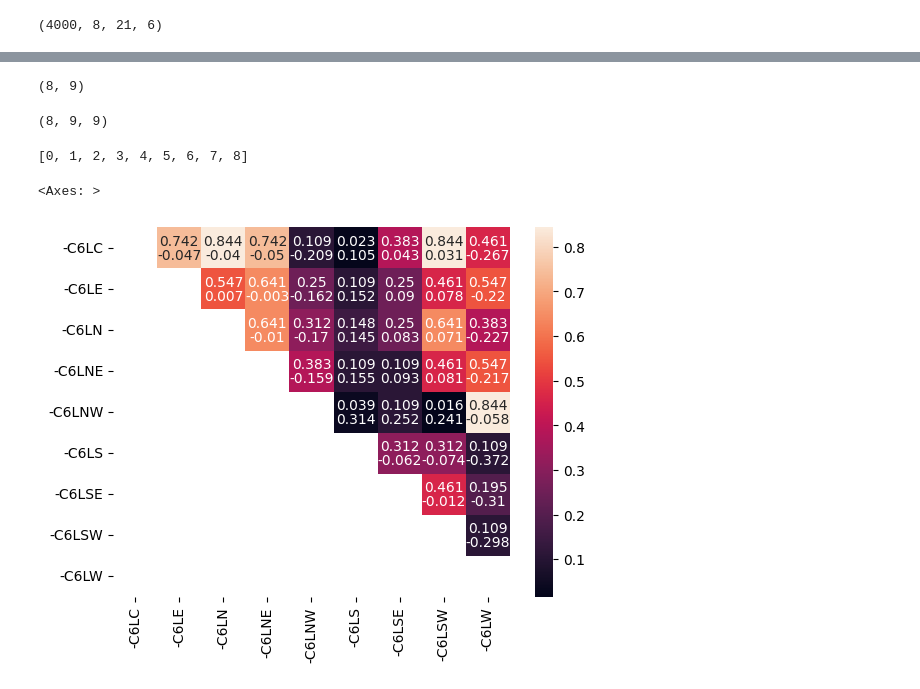
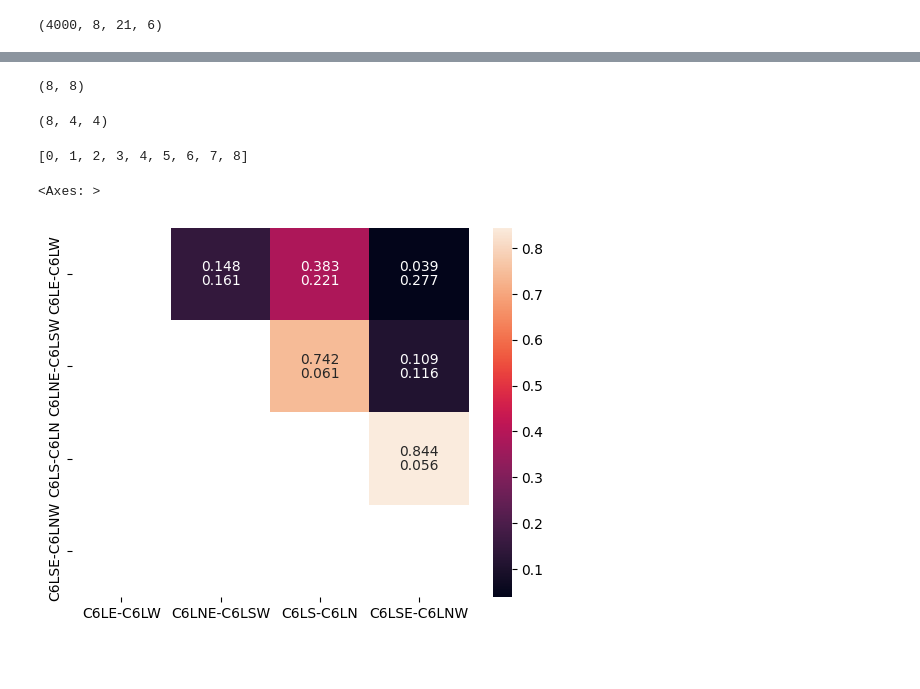
Before and after one commit to hbmep/rat-mapping, a Jupyter notebook: notebooks/L_CIRC/nov_selectivity.ipynb, the cells around one changed output, grey strips where cells are left out. Cells and saved outputs as stored; diff of their text form; code cells hidden in the pictures; blank space fills up the shorter version.

```diff
--- a/notebooks/L_CIRC/nov_selectivity.ipynb
+++ b/notebooks/L_CIRC/nov_selectivity.ipynb
@@ -176,7 +171,7 @@ def get_normalized_input_output(subset):
 
     return norm_x, norm_y
 # %%
-x, y = get_normalized_input_output(vertices)
+x, y = get_normalized_input_output(radii)
 # %%
 y.shape
 # %% [output]
@@ -202,4 +197,4 @@ auc.shape
 auc = auc.mean(axis=(1))
 auc.shape
 # %% [output]
-(8, 9)
+(8, 8)
@@ -208,29 +208,29 @@ mat = auc[:, :, None] - auc[:, None, :]
 # %%
 mat.shape
 # %% [output]
-(8, 9, 9)
+(8, 4, 4)
 # %%
 vertices
 # %% [output]
 [0, 1, 2, 3, 4, 5, 6, 7, 8]
 # %%
 pvalues = []
-for i in range(len(vertices)):
-    for i2 in range(len(vertices)):
+for i in range(len(diameters)):
+    for i2 in range(len(diameters)):
         if i==i2:
             pvalues.append(1)
             continue
         temp_p = stats.wilcoxon(mat[:,i,i2], axis=0).pvalue
         pvalues.append(temp_p)
 
 pvalues = np.array(pvalues)
-pvalues = pvalues.reshape(len(vertices), len(vertices))
+pvalues = pvalues.reshape(len(diameters), len(diameters))
 
-labels = encoder_dict["compound_position"].inverse_transform(vertices)
+labels = encoder_dict["compound_position"].inverse_transform(diameters)
 mask = np.tril(np.ones_like(pvalues), k=0).astype(bool)
 sns.heatmap(pvalues, xticklabels=labels, yticklabels=labels, mask = mask, annot=False)
 sns.heatmap(pvalues, xticklabels=labels, yticklabels=labels, mask = mask,annot=np.round(mat.mean(axis=0).data, 3), annot_kws={'va':'top'}, fmt="", cbar=False)
 sns.heatmap(pvalues, xticklabels=labels, yticklabels=labels, mask = mask,annot=np.round(pvalues, 3), annot_kws={'va':'bottom'}, fmt="", cbar=False)
 # %% [output]
 <Axes: >
-[figure, old version]
+[figure, new version]
```
Also changed, not shown: parts of 6 cells of this notebook, 5 other files.
